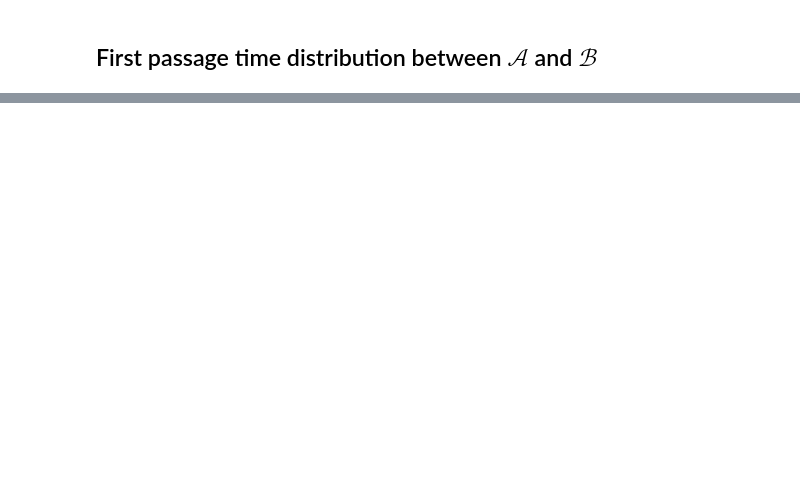
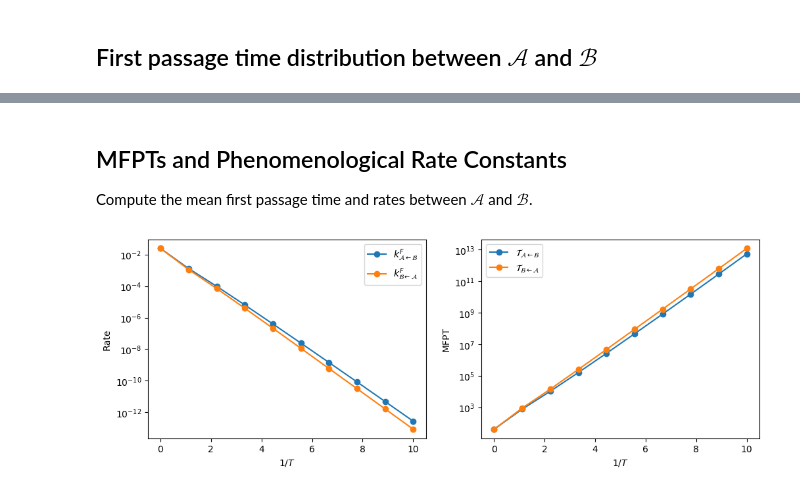
Before and after one commit to tomswinburne/PyGT, a Jupyter notebook: examples/basic_functions.ipynb, the cells around one changed output, grey strips where cells are left out. Drawn from its saved outputs; the diff is of its cells as text; code cells hidden in the pictures; blank space fills up the shorter version.

```diff
--- a/examples/basic_functions.ipynb
+++ b/examples/basic_functions.ipynb
@@ -145,0 +165,32 @@ tau B<-A :  585.7934067017948 777.2852968888889
+# %% [markdown]
+## MFPTs and Phenomenological Rate Constants
+
+Compute the mean first passage time and rates between $\mathcal{A}$ and $\mathcal{B}$.
+# %%
+invtemps = np.linspace(0.01, 10, 10)
+data = np.zeros((4, len(invtemps)))
+for i, beta in enumerate(invtemps):
+    B, K, tau, N, u, s, Emin, retained = PyGT.io.load_ktn(path=data_path,beta=beta,screen=False)
+    F = u - s/beta # free energy
+    pi = np.exp(-beta * F) / np.exp(-beta * F).sum() # stationary distribution
+    rates = PyGT.stats.compute_rates(A_vec, B_vec, B, tau, pi, fullGT=False, MFPTonly=False, screen=False)
+    data[0,i] = rates['kFAB']
+    data[1,i] = rates['kFBA']
+    data[2,i] = rates['MFPTAB']
+    data[3,i] = rates['MFPTBA']
+
+fig, (ax, ax1) = plt.subplots(1,2, figsize=(12,4), dpi=100)
+ax.plot(invtemps, data[0,:], '-o', label='$k^F_{\mathcal{A} \leftarrow \mathcal{B}}$')
+ax.plot(invtemps, data[1,:], '-o', label='$k^F_{\mathcal{B} \leftarrow \mathcal{A}}$')
+ax1.plot(invtemps, data[2,:], '-o', label='$\mathcal{T}_{\mathcal{A} \leftarrow \mathcal{B}}$')
+ax1.plot(invtemps,  data[3,:], '-o', label='$\mathcal{T}_{\mathcal{B} \leftarrow \mathcal{A}}$')
+ax.set_xlabel('$1/T$')
+ax1.set_xlabel('$1/T$')
+ax.set_ylabel('Rate')
+ax1.set_ylabel('MFPT')
+ax.legend()
+ax1.legend()
+ax.set_yscale('log')
+ax1.set_yscale('log')
+# %% [output]
+[figure, added]
```
Also changed, not shown: parts of 8 cells of this notebook, 7 other files.
